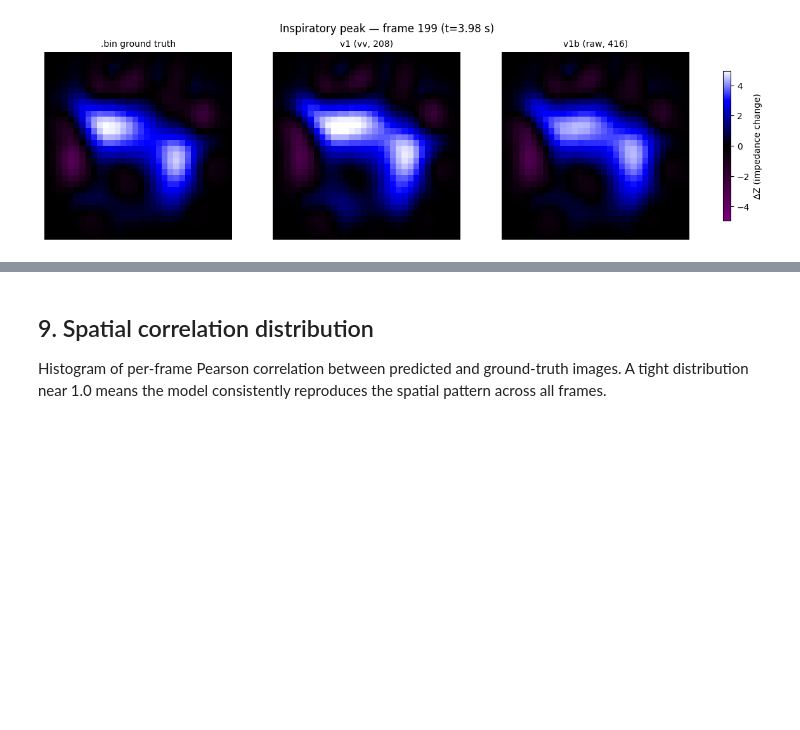
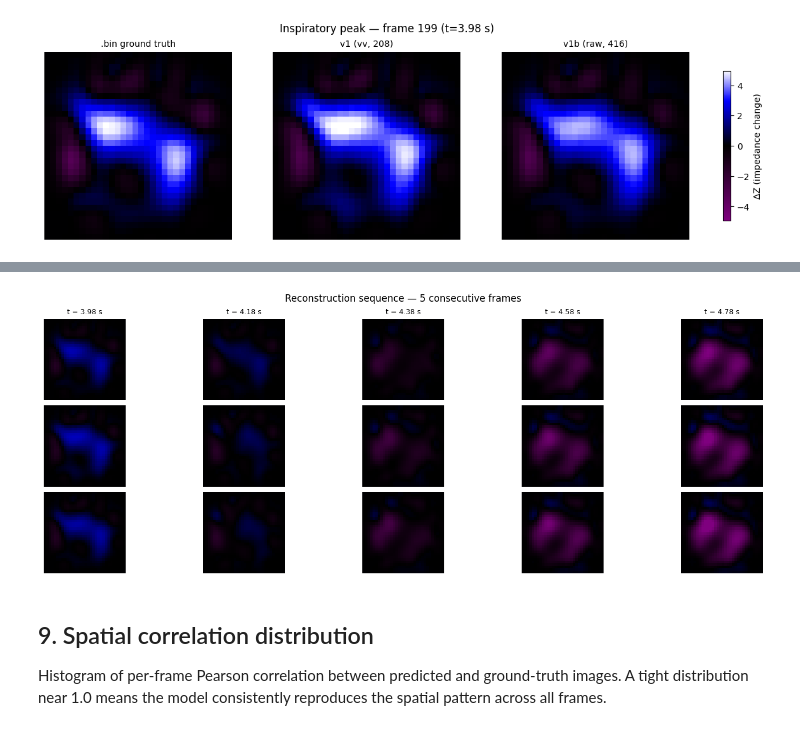
Before and after one commit to Kernel236/fastEIT, a Jupyter notebook: notebooks/04_ml_reconstruction.ipynb, the cells around one changed output, grey strips where cells are left out. Saved outputs shown, nothing was run; the diff lists cells and outputs as text; code cells hidden in the pictures; blank space fills up the shorter version.

```diff
--- a/notebooks/04_ml_reconstruction.ipynb
+++ b/notebooks/04_ml_reconstruction.ipynb
@@ -400,3 +347,35 @@ plt.show()
+# %%
+n_seq = 5
+stride = 10  # ~0.2 s apart at 50 Hz — covers roughly one breath cycle
+
+# Start from the inspiratory peak found in section 8
+start = peak_idx
+frames = list(range(start, start + n_seq * stride, stride))
+
+vmax_seq = np.max(np.abs(Y_test[frames]))
+
+fig, axes = plt.subplots(3, n_seq, figsize=(14, 5), layout="constrained")
+
+row_data = [
+    (Y_test, ".bin truth"),
+    (Y_pred_v1, "v1 (208)"),
+    (Y_pred_v1b, "v1b (416)"),
+]
+
+for row, (Y_arr, label) in enumerate(row_data):
+    for col, idx in enumerate(frames):
+        img = Y_arr[idx].reshape(32, 32)
+        axes[row, col].imshow(img, cmap=CMAP_EIT, vmin=-vmax_seq, vmax=vmax_seq, origin="lower")
+        axes[row, col].axis("off")
+        if col == 0:
+            axes[row, col].set_ylabel(label, fontsize=9, rotation=0, labelpad=48, va="center")
+        if row == 0:
+            axes[row, col].set_title(f"t = {idx/fs:.2f} s", fontsize=9)
+
+fig.suptitle("Reconstruction sequence — 5 consecutive frames", fontsize=12)
+plt.show()
+# %% [output]
+[figure, added]
 # %% [markdown]
 ## 9. Spatial correlation distribution
 
```
Also changed, not shown: parts of 2 cells of this notebook.
